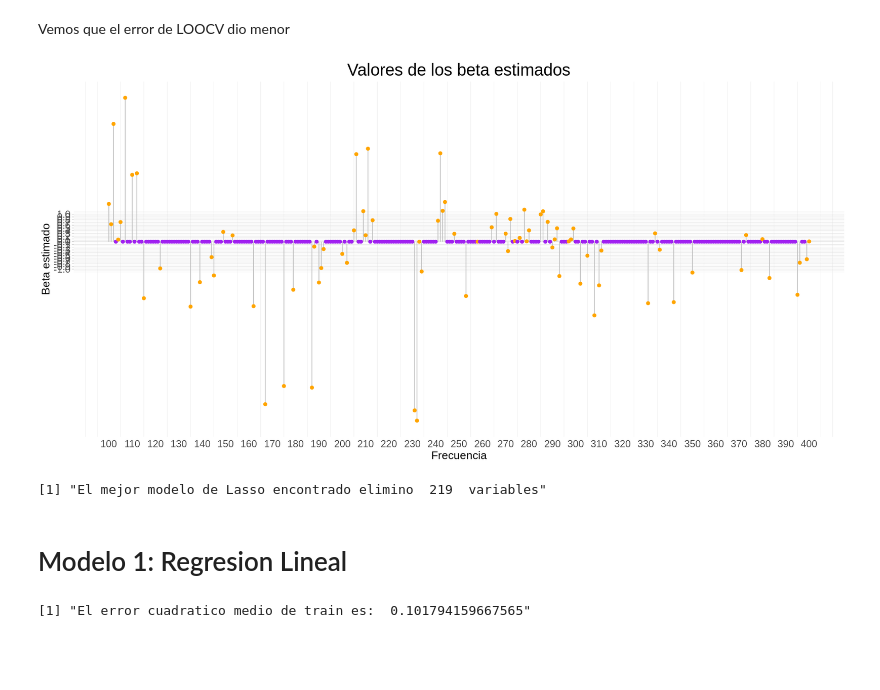
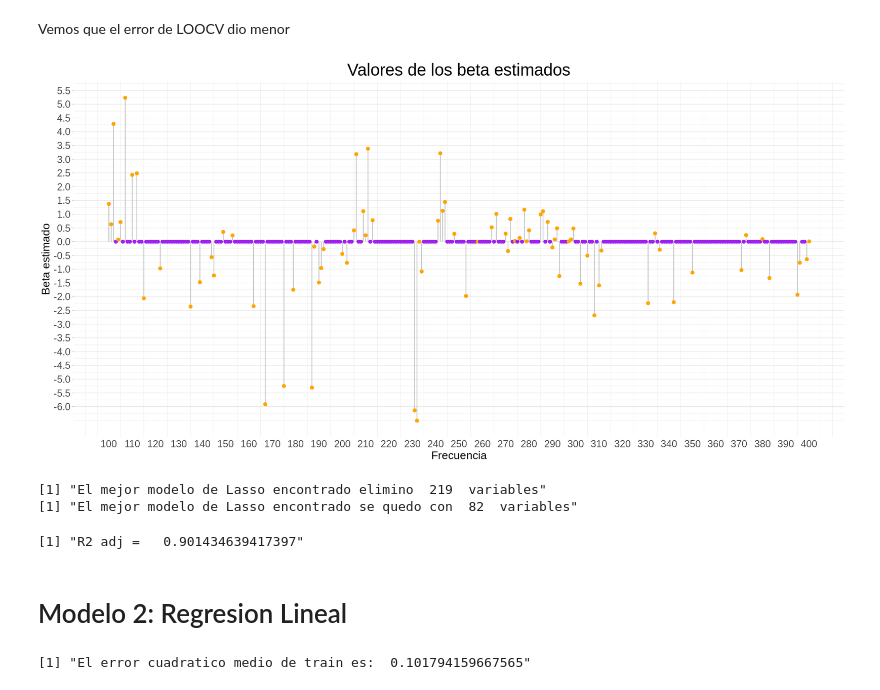
Before and after one commit to Lukas-De-Angelis-Riva/Aprendizaje-estadistico, a Jupyter notebook: trabajo_practico3/src/Lasso.ipynb, the cells around one changed output. Drawn from its saved outputs; the diff is of its cells as text; code cells hidden in the pictures; blank space fills up the shorter version.

Commit message:
Lasso completo

```diff
--- a/trabajo_practico3/src/Lasso.ipynb
+++ b/trabajo_practico3/src/Lasso.ipynb
@@ -195,38 +210,48 @@ modelo1 <- glmnet(X_scaled, TRAIN_Y, alpha=1, lambda=mejores_parametros$lambda)
 # %%
 x_plot = as.integer(sub('.', '', colnames(TRAIN_X))) + 99
 
 data_plot <- data.frame(
   x=x_plot,
   y=modelo1$beta[,1]
 )
 
 
 # Plot
 
 options(repr.plot.width=16, repr.plot.height=8)
 
 colores = sapply(modelo1$beta[,1], function(x) (ifelse(x!=0, "orange",  "purple")))
 ggplot(data_plot, aes(x=x, y=y)) +
   ggtitle("Valores de los beta estimados") +
   geom_segment( aes(x=x, xend=x, y=0, yend=y), color="grey") +
   geom_point(color=colores, size=2) +
   theme_light() +
   theme(plot.title = element_text(hjust = 0.5, size = 24),
         axis.text=element_text(size=14),
         axis.title=element_text(size=16),
         panel.grid.major.x = element_blank(),
         panel.border = element_blank(),
         axis.ticks.x = element_blank()) +
   scale_x_continuous(breaks = seq(100, 400, by=10)) +
-  scale_y_continuous(breaks = seq(-1, 1, by=0.1)) +
+  scale_y_continuous(breaks = seq(-6, 6, by=0.5)) +
   xlab("Frecuencia") + ylab("Beta estimado")
 # %% [output]
-[figure, old version]
+[figure, new version]
 # %%
 variables_to_filter = modelo1$beta[,1] != 0
 print(paste("El mejor modelo de Lasso encontrado elimino ", sum(modelo1$beta[,1] == 0), " variables"))
+print(paste("El mejor modelo de Lasso encontrado se quedo con ", sum(modelo1$beta[,1] != 0), " variables"))
 # %% [output]
 [1] "El mejor modelo de Lasso encontrado elimino  219  variables"
+[1] "El mejor modelo de Lasso encontrado se quedo con  82  variables"
+# %%
+p = sum(modelo1$beta[,1] != 0)
+num = n*err*(n-1)
+den = sum((TRAIN_Y-mean(TRAIN_Y))^2)*(n-p)
+hatY = 1-num/den
+print(paste("R2 adj =  ", hatY))
+# %% [output]
+[1] "R2 adj =   0.901434639417397"
 # %%
 SELECTED_TRAIN_X <- TRAIN_X[, variables_to_filter]
 SELECTED_TRAIN_DF <- SELECTED_TRAIN_X
@@ -236,7 +261,7 @@ SELECTED_HOLDOUT_X <- HOLDOUT_X[, variables_to_filter]
 SELECTED_HOLDOUT_DF <- SELECTED_HOLDOUT_X
 SELECTED_HOLDOUT_DF$Y <- HOLDOUT_Y
 # %% [markdown]
-# Modelo 1: Regresion Lineal
+# Modelo 2: Regresion Lineal
 # %%
 # No escalamos los datos porque no hay regularizacion.
 
```
Also changed, not shown: parts of 39 cells of this notebook, 1 other file.
